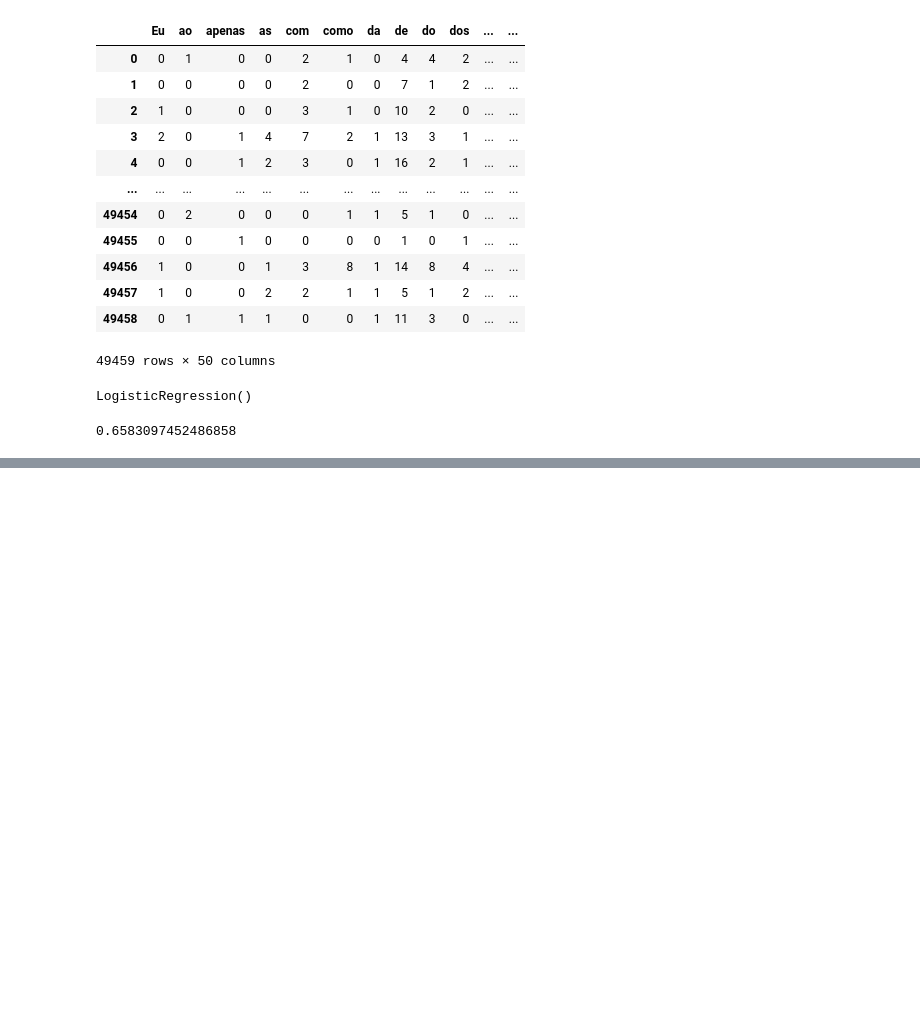
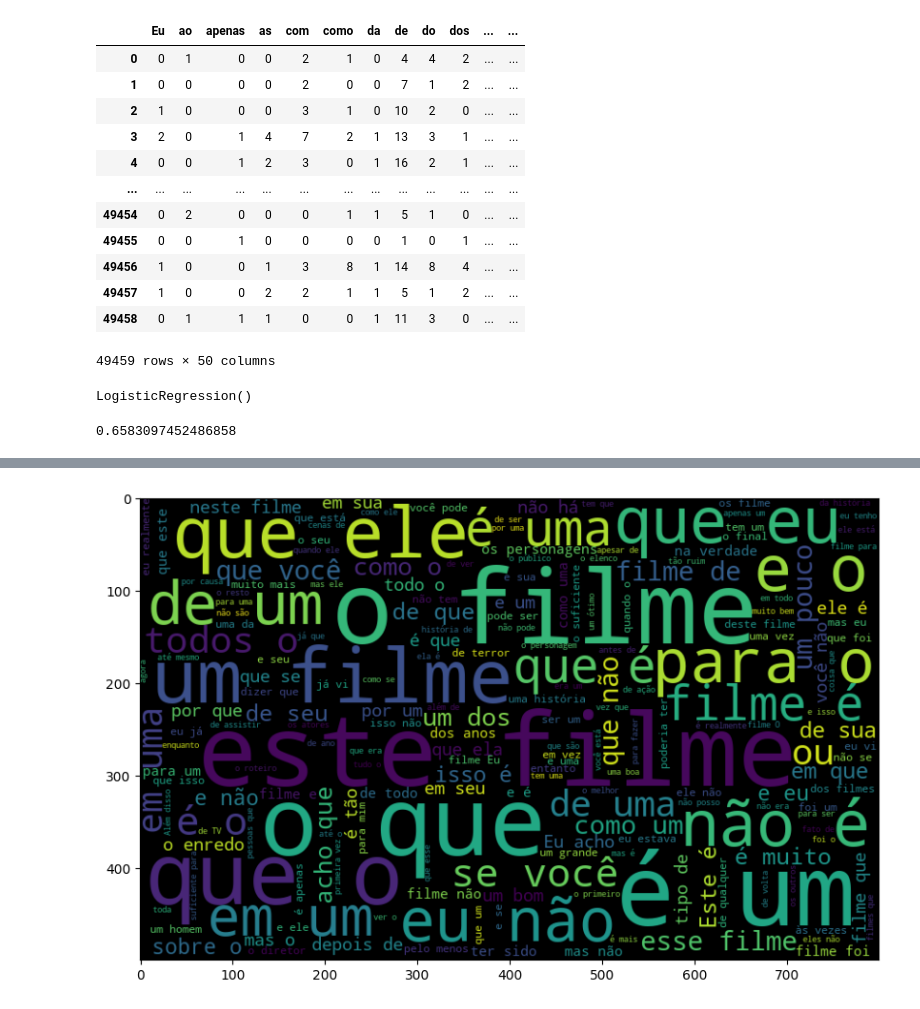
Before and after one commit to xpcosmos/nlp-tecnicas, a Jupyter notebook: model.ipynb, the cells around one changed output, grey strips where cells are left out. Drawn from its saved outputs; the diff is of its cells as text; code cells hidden in the pictures; blank space fills up the shorter version.

```diff
--- a/model.ipynb
+++ b/model.ipynb
@@ -100,0 +144,6 @@ model_LogisticRegression.score(X_test, y_test)
+# %%
+plt.figure(figsize=(10, 7))
+plt.imshow(word_cloud, interpolation='bilinear')
+plt.show()
+# %% [output]
+[figure, added]
```
Also changed, not shown: parts of 16 cells of this notebook, 6 other files.
